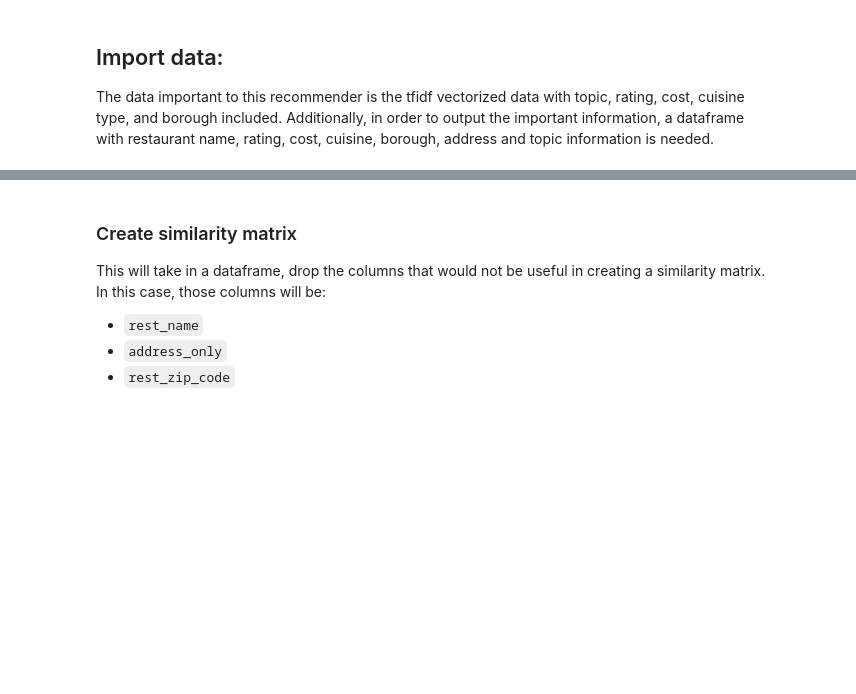
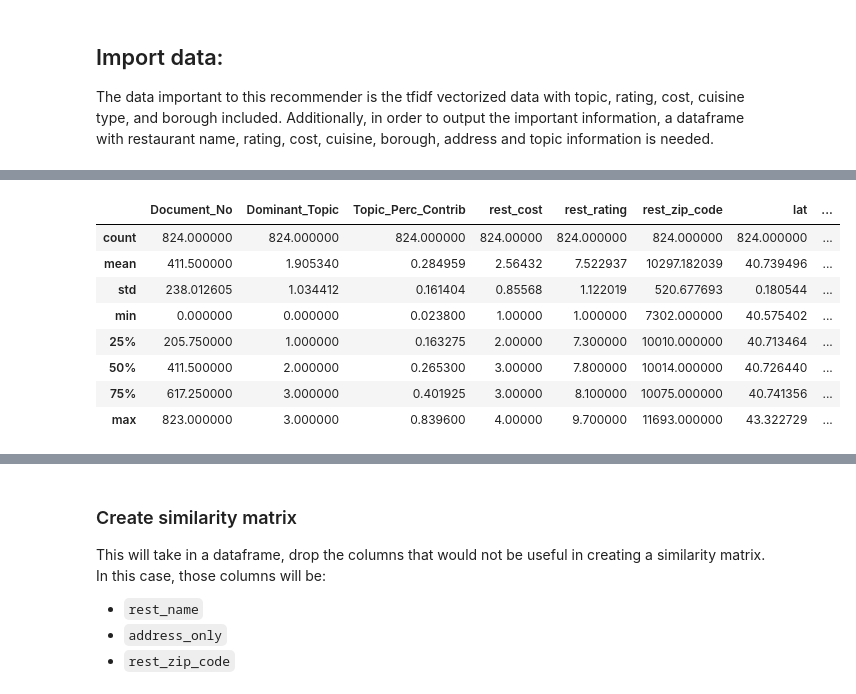
Before and after one commit to EdithIyer/CapstoneEdith, a Jupyter notebook: Recommender System.ipynb, the cells around one changed output, grey strips where cells are left out. Saved outputs shown, nothing was run; the diff lists cells and outputs as text; code cells hidden in the pictures; blank space fills up the shorter version.

```diff
--- a/Recommender System.ipynb
+++ b/Recommender System.ipynb
@@ -36,3 +36,16 @@ df_out.head()
 | 2 | 2 | 3.0 | 0.5712 | sushi, pork, midtown, fish, bbq, ... | When the apocalypse eventually co... | 4.0 | Japanese | ... |
 | 3 | 3 | 2.0 | 0.5248 | chicken, meal, thing, dining, san... | When you’re young, you don’t have... | 3.0 | Seafood | ... |
 | 4 | 4 | 0.0 | 0.3102 | ramen, pylos, pizza, essentially,... | There’s a bleak, sweaty place on ... | 2.0 | Russian | ... |
+# %%
+#Check out the numeric columns to make sure there are no weird latitude and longitude columns
+df_out.describe()
+# %% [output]
+|  | Document_No | Dominant_Topic | Topic_Perc_Contrib | rest_cost | rest_rating | rest_zip_code | lat | ... |
+| count | 824.000000 | 824.000000 | 824.000000 | 824.00000 | 824.000000 | 824.000000 | 824.000000 | ... |
+| mean | 411.500000 | 1.905340 | 0.284959 | 2.56432 | 7.522937 | 10297.182039 | 40.739496 | ... |
+| std | 238.012605 | 1.034412 | 0.161404 | 0.85568 | 1.122019 | 520.677693 | 0.180544 | ... |
+| min | 0.000000 | 0.000000 | 0.023800 | 1.00000 | 1.000000 | 7302.000000 | 40.575402 | ... |
+| 25% | 205.750000 | 1.000000 | 0.163275 | 2.00000 | 7.300000 | 10010.000000 | 40.713464 | ... |
+| 50% | 411.500000 | 2.000000 | 0.265300 | 3.00000 | 7.800000 | 10014.000000 | 40.726440 | ... |
+| 75% | 617.250000 | 3.000000 | 0.401925 | 3.00000 | 8.100000 | 10075.000000 | 40.741356 | ... |
+| max | 823.000000 | 3.000000 | 0.839600 | 4.00000 | 9.700000 | 11693.000000 | 43.322729 | ... |
```
Also changed, not shown: parts of 21 cells of this notebook, 7 other files.
